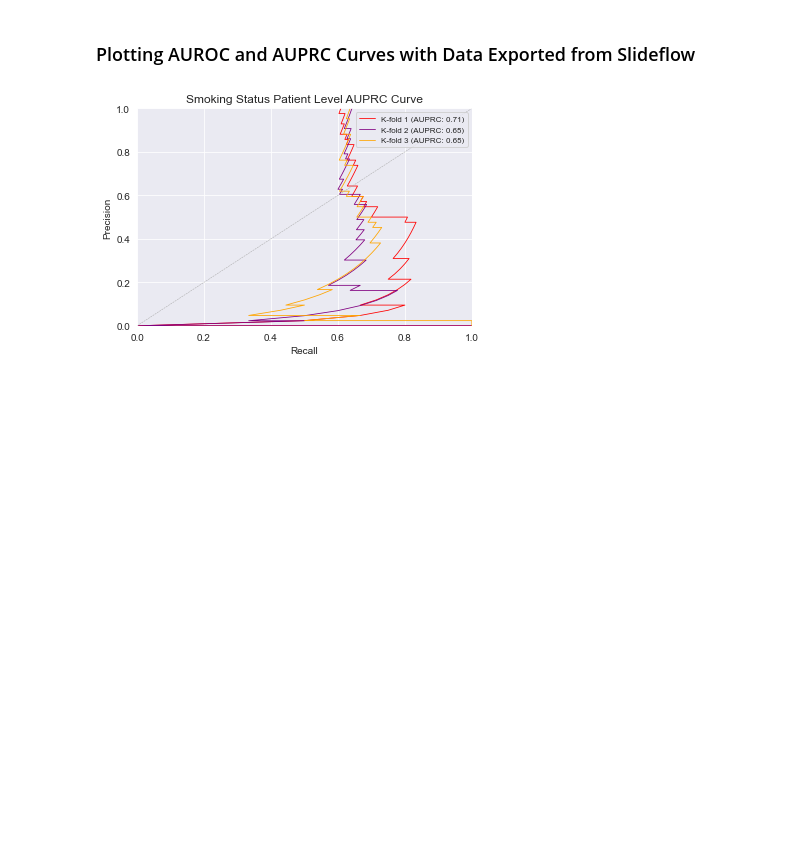
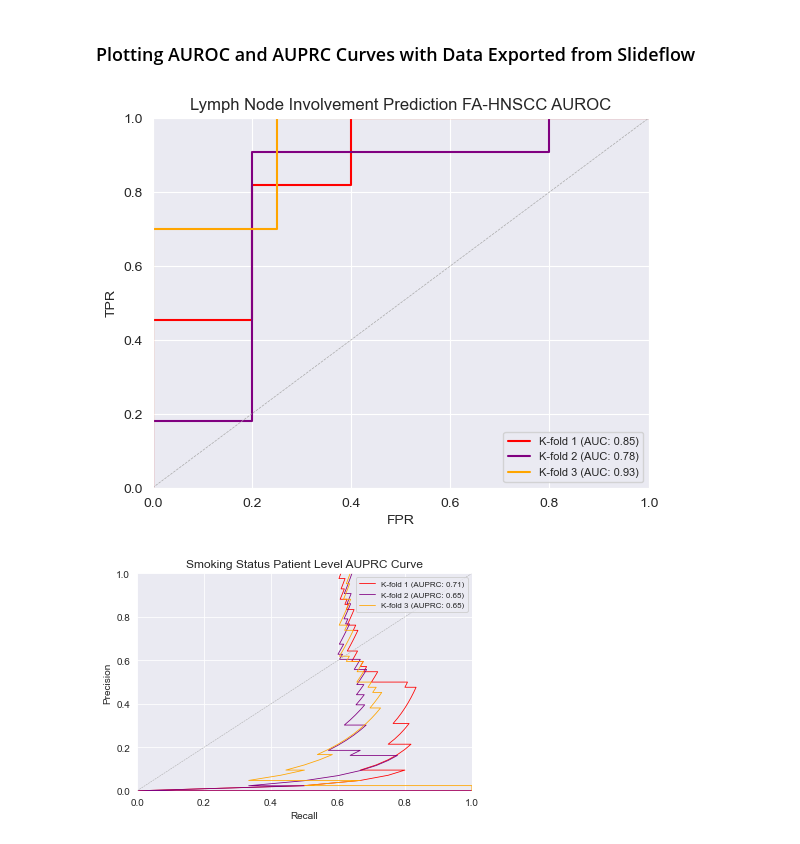
Before and after one commit to emmachancellor/ecd_toolkit, a Jupyter notebook: plotting_functions_ecd.ipynb, the cells around one changed output. Drawn from its saved outputs; the diff is of its cells as text; code cells hidden in the pictures; blank space fills up the shorter version.

```diff
--- a/plotting_functions_ecd.ipynb
+++ b/plotting_functions_ecd.ipynb
@@ -56,8 +56,9 @@ def generate_auroc_prc_curve(datasets, path_to_save_plot, colors, labels, title,
         path = datasets+'/'
         datasets = []
         for p in predictions:
-            df = pd.read_parquet(path+p)
-            datasets.append(df)
+            if '.DS' not in p:
+                df = pd.read_parquet(path+p)
+                datasets.append(df)
     renamed_datasets = []
     for df in datasets:
         cols = df.columns.values
@@ -93,7 +94,7 @@ def generate_auroc_prc_curve(datasets, path_to_save_plot, colors, labels, title,
                 label = f'{labels[i]} (AUC: {roc_auc:.2f}, Youden: {youden:.2f})'
             else:
                 label = f'{labels[i]} (AUC: {roc_auc:.2f})'
-            plt.plot(fpr, tpr, colors[i % len(colors)], label=label, lw=0.8)
+            plt.plot(fpr, tpr, colors[i % len(colors)], label=label, lw=1.5)
         plt.legend(loc='lower right', prop={'size':8})
         plt.plot([0, 1], [0, 1], color='darkgray', linestyle='--', lw=0.5)
         plt.xlim([0, 1])
@@ -124,6 +125,16 @@ def generate_auroc_prc_curve(datasets, path_to_save_plot, colors, labels, title,
     plt.title(title)
     plt.savefig(path_to_save_plot, dpi=600, bbox_inches='tight')
     return
+# %%
+path_to_save_plot = '/Users/emmadyer/Desktop/rockefeller/MIL_v1/lymph_node/lymph_node_auroc.png'
+colors = ['red', 'purple', 'orange', 'green', 'magenta']
+labels = ['K-fold 1', 'K-fold 2', 'K-fold 3']
+title = 'Lymph Node Involvement Prediction FA-HNSCC AUROC'
+datasets = '/Users/emmadyer/Desktop/rockefeller/MIL_v1/lymph_node/data'
+
+generate_auroc_prc_curve(datasets=datasets, path_to_save_plot=path_to_save_plot, colors=colors, labels=labels, title=title,legend_loc='lower right')
+# %% [output]
+[figure, added]
 # %%
 path_to_save_plot = '/Users/emmadyer/Desktop/pearson_lab/PROJECTS/oscc_smoking/smoking_and_vs_model_plots/auprc_patient_smoking_status.png'
 colors = ['red', 'purple', 'orange', 'green', 'magenta']
```
Also changed, not shown: parts of 8 cells of this notebook.
